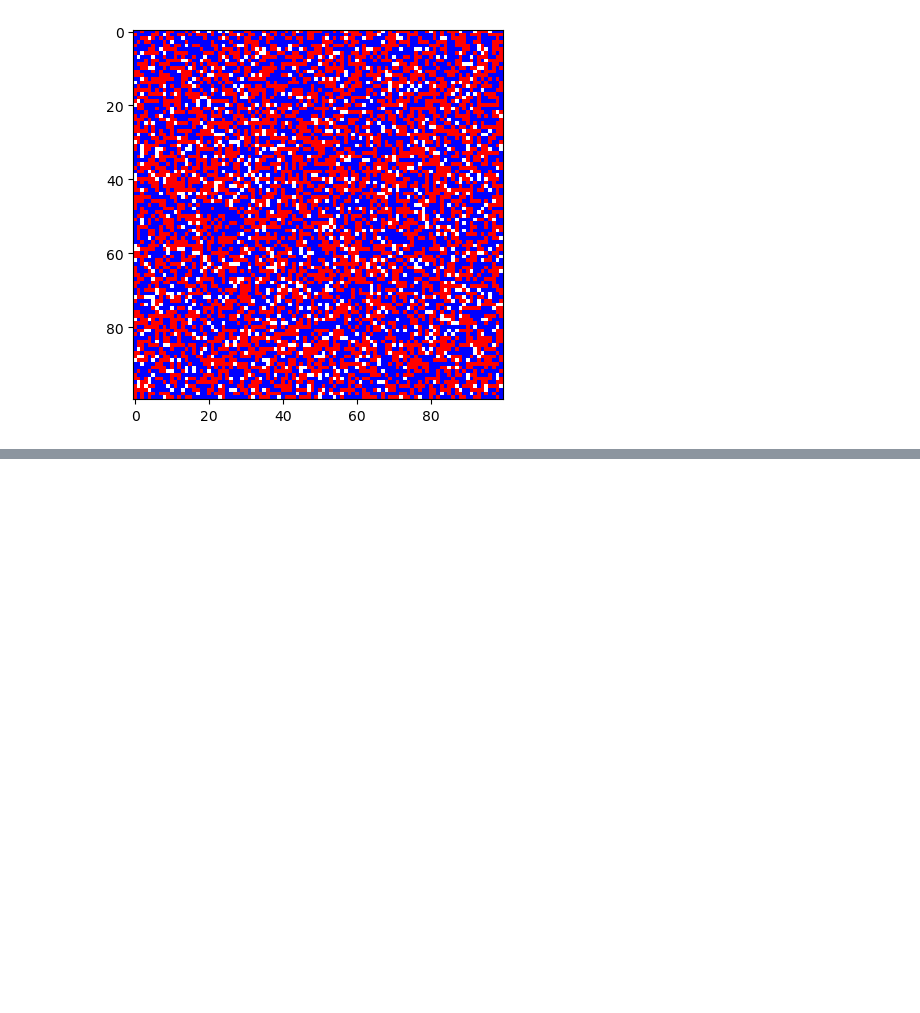
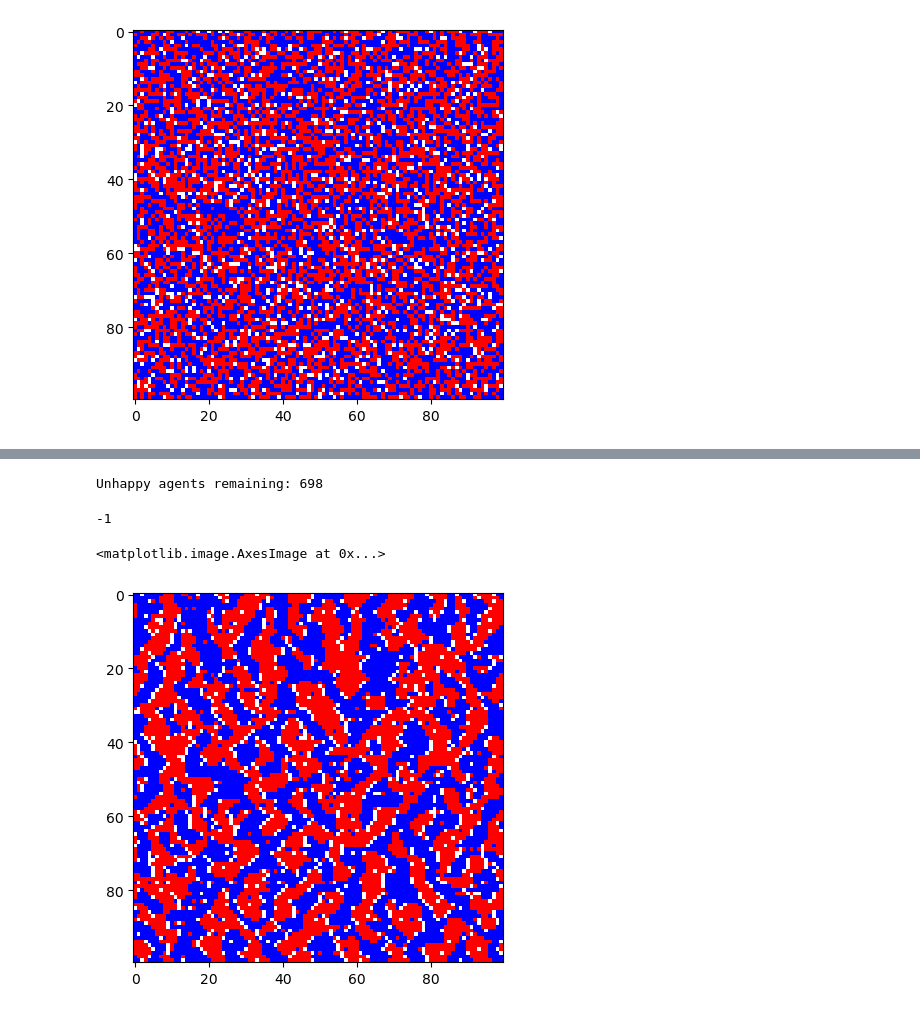
Before and after one commit to leenonqui/Models-of-Segregation-via-Particle-Methods-, a Jupyter notebook: notebook.ipynb, the cells around one changed output, grey strips where cells are left out. Cells and saved outputs as stored; diff of their text form; code cells hidden in the pictures; blank space fills up the shorter version.

```diff
--- a/notebook.ipynb
+++ b/notebook.ipynb
@@ -31,0 +57,10 @@ plt.imshow(grid, cmap=cmap, vmin=0, vmax=2)
+# %%
+srun(grid_ran_hor, 4, lambda pos, same: np.random.shuffle(pos) or pos, move_horizontal)
+# %% [output]
+Unhappy agents remaining: 698
+-1
+# %%
+plt.imshow(grid_ran_hor, cmap=cmap, vmin=0, vmax=2)
+# %% [output]
+<matplotlib.image.AxesImage at 0x...>
+[figure, added]
```
Also changed, not shown: parts of 17 cells of this notebook, 3 other files.
